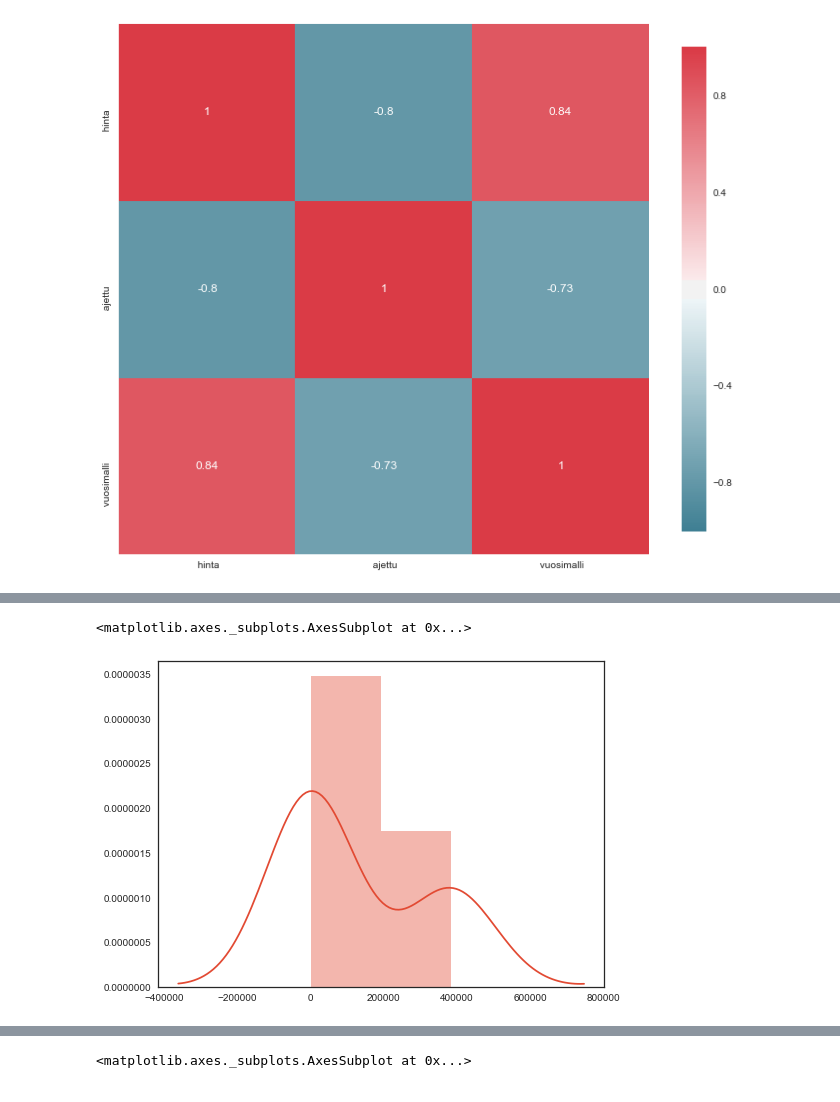
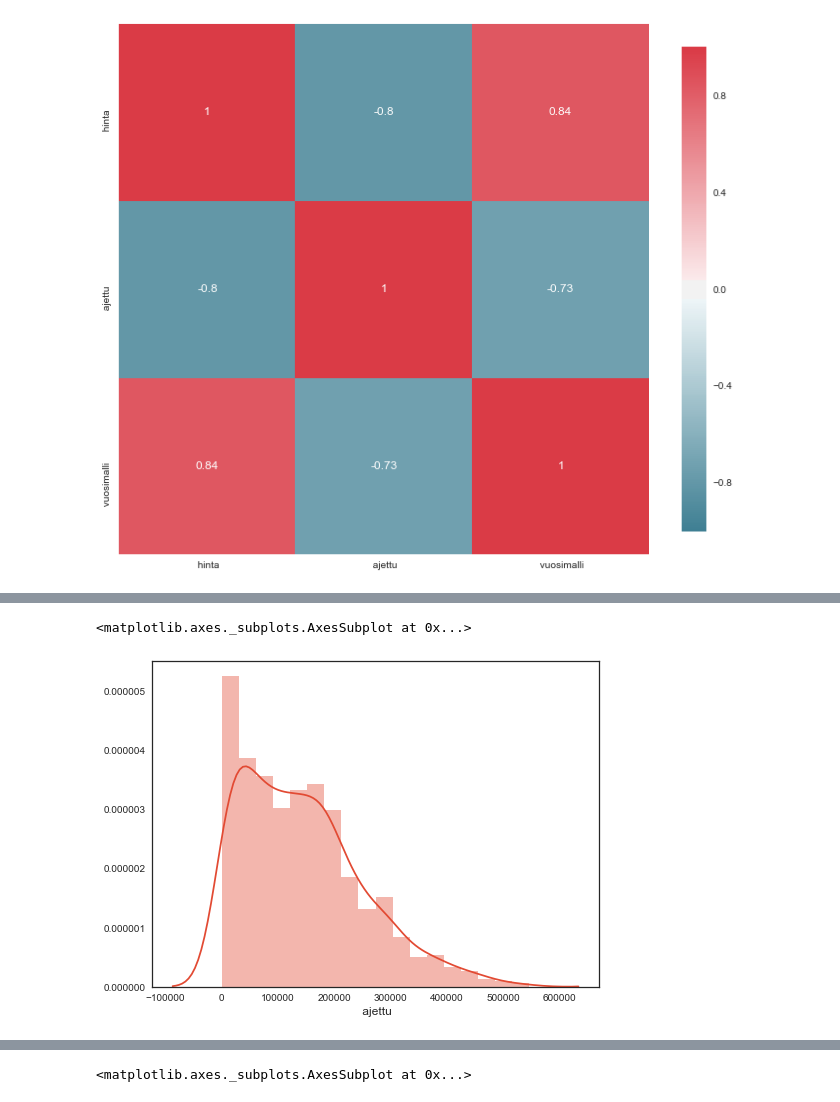
Before and after one commit to renardhero/autotalli, a Jupyter notebook: autotallin_C_mersujen_analyysi.ipynb, the cells around one changed output, grey strips where cells are left out. Cells and saved outputs as stored; diff of their text form; code cells hidden in the pictures.

```diff
--- a/autotallin_C_mersujen_analyysi.ipynb
+++ b/autotallin_C_mersujen_analyysi.ipynb
@@ -117,6 +124,7 @@ plot_correlation_map(mersut)
 # %%
 #distribution of cars according to how much they have been driven
-sns.distplot(mersut[:1])
+kilometrit = mersut.ix[:,1]
+sns.distplot(kilometrit)
 # %% [output]
 <matplotlib.axes._subplots.AxesSubplot at 0x...>
-[figure, old version]
+[figure, new version]
```
Also changed, not shown: parts of 3 cells of this notebook.
